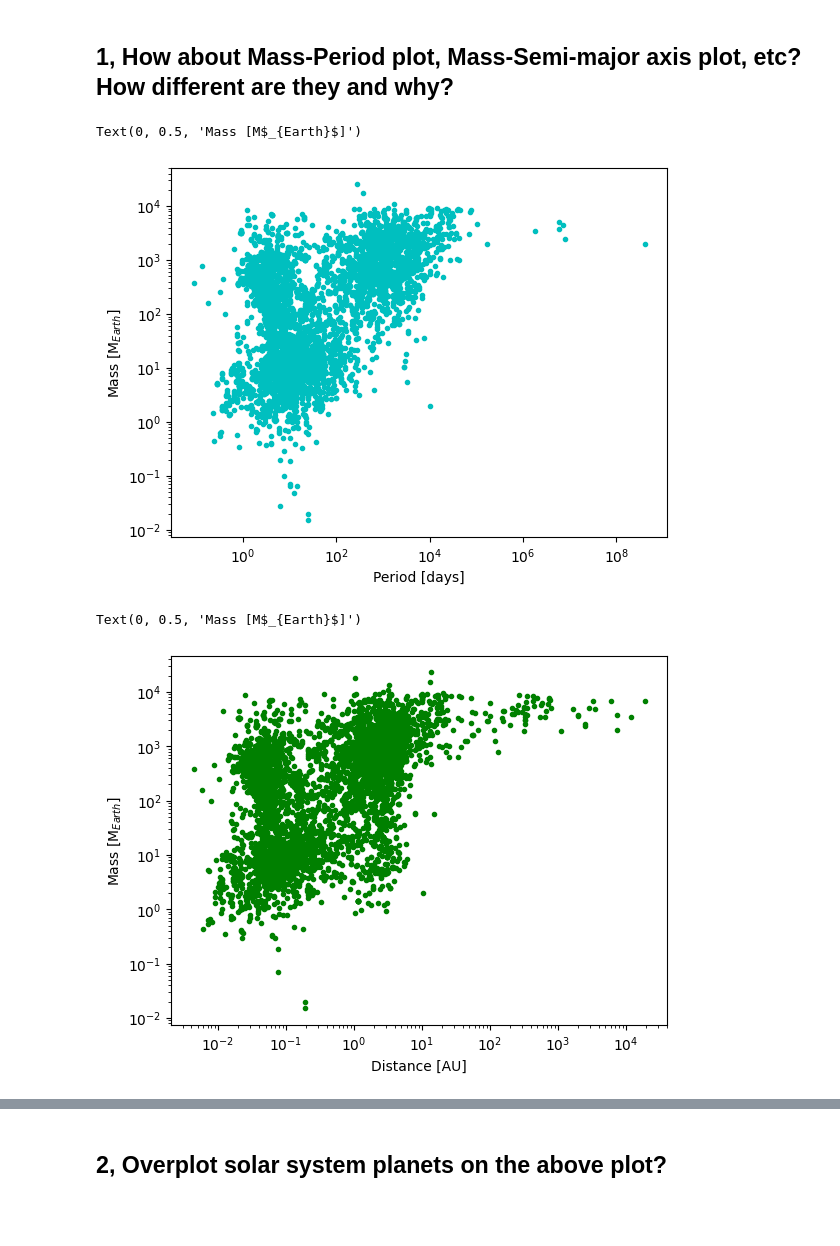
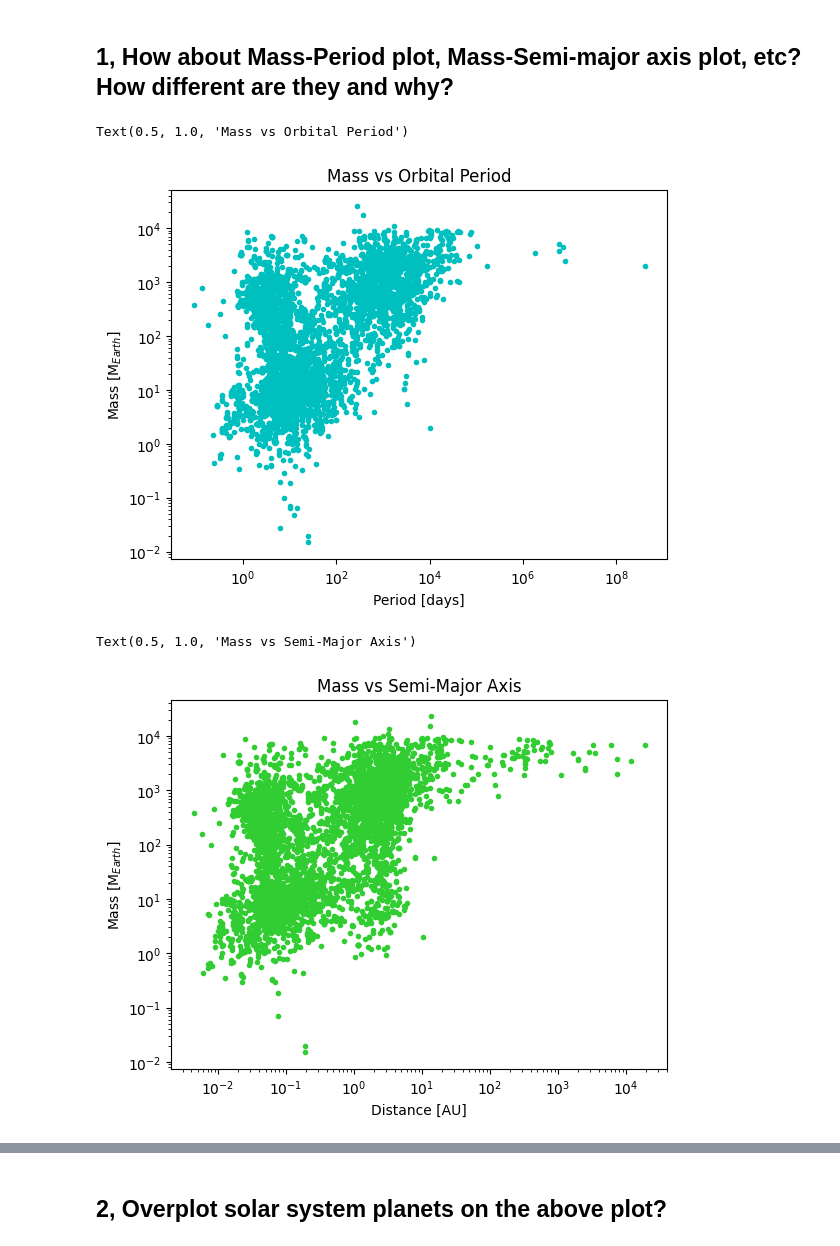
Before and after one commit to Jsk10101/PlanetarySci-Phys5205, a Jupyter notebook: NASA_Exoplanet_data_explorer_Group_3.ipynb, the cells around one changed output, grey strips where cells are left out. Cells and saved outputs as stored; diff of their text form; code cells hidden in the pictures; blank space fills up the shorter version.

```diff
--- a/NASA_Exoplanet_data_explorer_Group_3.ipynb
+++ b/NASA_Exoplanet_data_explorer_Group_3.ipynb
@@ -10,7 +10,7 @@ drive.mount('/content/drive')
 # %% [output]
 Mounted at /content/drive
 # %%
-tab = astropy.io.ascii.read("/content/drive/MyDrive/College/Junior/Planetary Science/Colab Notebooks/PS_2025.01.16_06.39.23.csv")
+tab = astropy.io.ascii.read("/content/drive/MyDrive/College/Junior/Planetary Science/Colab Notebooks/PS_2025.01.16_06.39.23.csv",)
 # %%
 print(tab.colnames)
 # %% [output]
@@ -32,20 +89,24 @@ ValueError: 'discoverymethod' is not a valid value for color: supported inputs a
 # %% [markdown]
 ## 1, How about Mass-Period plot, Mass-Semi-major axis plot, etc? How different are they and why?
 # %%
+# Mass vs Period Plot
 plt.plot(tab["pl_orbper"], tab["pl_bmasse"], "c.")
 plt.xscale("log")
 plt.yscale("log")
 plt.xlabel("Period [days]")
 plt.ylabel(r"Mass [M$_{Earth}$]")
+plt.title("Mass vs Orbital Period")
 # %% [output]
-Text(0, 0.5, 'Mass [M$_{Earth}$]')
+Text(0.5, 1.0, 'Mass vs Orbital Period')
-[figure, old version]
+[figure, new version]
 # %%
-plt.plot(tab["pl_orbsmax"], tab["pl_bmasse"], "g.")
+# Mass vs Semi-major axis plot
+plt.plot(tab["pl_orbsmax"], tab["pl_bmasse"], ".", color = 'limegreen')
 plt.xscale("log")
 plt.yscale("log")
 plt.xlabel("Distance [AU]")
 plt.ylabel(r"Mass [M$_{Earth}$]")
+plt.title("Mass vs Semi-Major Axis")
 # %% [output]
-Text(0, 0.5, 'Mass [M$_{Earth}$]')
+Text(0.5, 1.0, 'Mass vs Semi-Major Axis')
-[figure, old version]
+[figure, new version]
```
Also changed, not shown: parts of 24 cells of this notebook.
